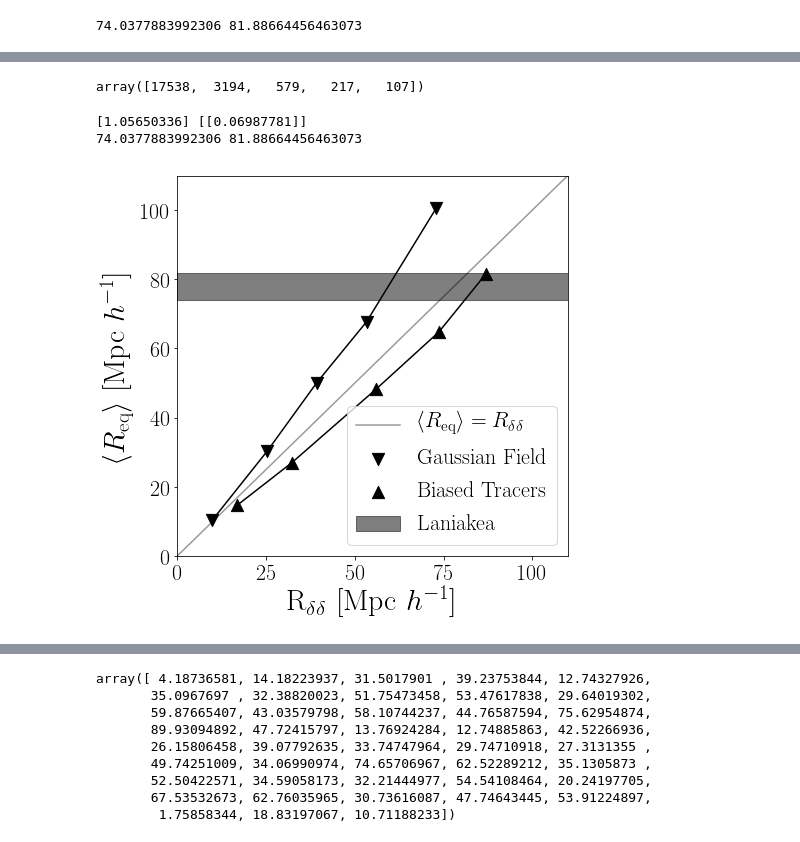
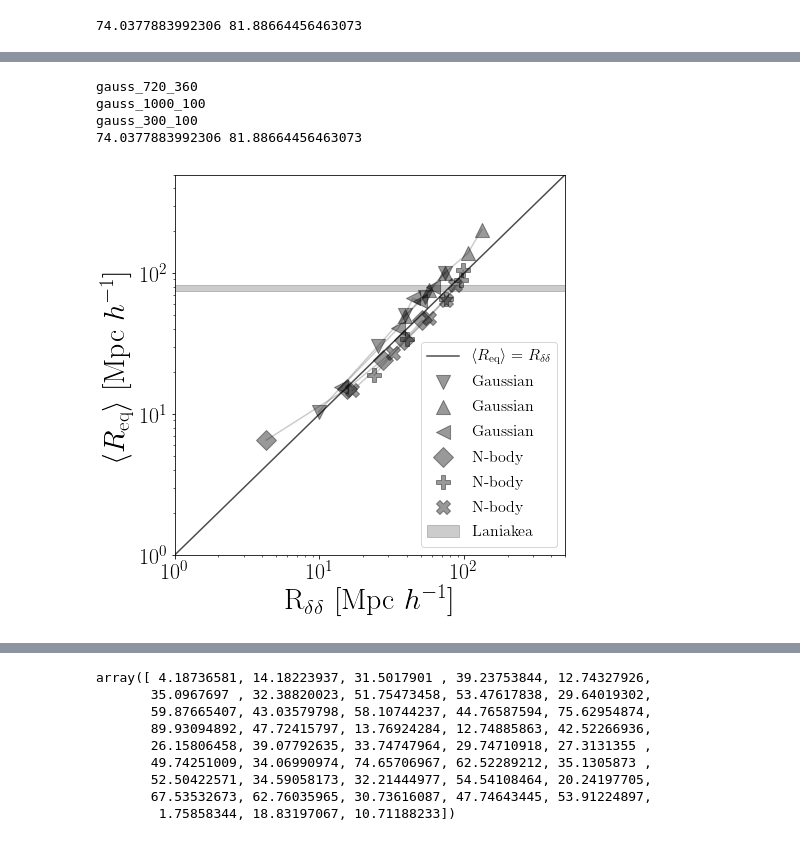
Before and after one commit to astroandes/WatershedDivergenceSuperclusters, a Jupyter notebook: nb/plot_watershed_counts.ipynb, the cells around one changed output, grey strips where cells are left out. Drawn from its saved outputs; the diff is of its cells as text; code cells hidden in the pictures.

```diff
--- a/nb/plot_watershed_counts.ipynb
+++ b/nb/plot_watershed_counts.ipynb
@@ -30,0 +95,10 @@ def watershed_summary(filename, cell_size=720/320):
+# %%
+all_data = {}
+
+for experiment in data.keys():
+    all_data[experiment] = {}
+    filename = write_watershed(data, experiment)
+    all_data[experiment]["watershed"] = np.loadtxt(filename)
+
+    filename = "lengths_{}.dat".format(experiment)
+    all_data[experiment]["lengths"] = np.loadtxt(filename)
@@ -108,41 +121,38 @@ n_gauss = np.array(n_gauss)
-# %%
-n_abacus
-# %% [output]
-array([17538,  3194,   579,   217,   107])
 # %%
 plt.figure(figsize=(7,7))
 
-x = np.linspace(0,200, 100)
-x_data = np.concatenate((length_gauss[:,1], length_abacus[:,1]))
-y_data = np.concatenate((mean_r_gauss, mean_r_abacus))
+markers=["v", "^", "<", "D", "P", "X"]
+for i, experiment in enumerate(all_data.keys()):
+    if "gauss" in experiment:
+        label = "Gaussian"
+        print(experiment)
+    else:
+        label = "N-body"
 
-plt.scatter(length_gauss[:,1], mean_r_gauss,
-            marker="v", s=150, label="Gaussian Field",color='black')
-plt.plot(length_gauss[:,1], mean_r_gauss, color='black')
-plt.scatter(length_abacus[:,1], mean_r_abacus,
-           marker="^", s=150, label="Biased Tracers", color='black')
-plt.plot(length_abacus[:,1], mean_r_abacus,color='black')
+    plt.scatter(all_data[experiment]["lengths"][:,1], all_data[experiment]["watershed"][:,1], marker=markers[i],
+                s=200, label=label, color='black', alpha=0.4)
+    plt.plot(all_data[experiment]["lengths"][:,1], all_data[experiment]["watershed"][:,1], color='black', alpha=0.2)
+    #plt.plot(length_data[k][:,0], length_data[k][:,1], color='black')
 
-popt, pcov = curve_fit(func, x_data, y_data)
-
-print(popt, np.sqrt(pcov))
-n = '({:.2f}\pm{:.2f})'.format(popt[0], np.sqrt(pcov[0,0]))
+x = np.linspace(0,500,100)
 plt.plot(x, x,
          label=r'$\langle R_{\mathrm{eq}} \rangle = R_{\delta\delta}$',
-        color='black', alpha=0.4)
+        color='black', alpha=0.7)
 
 print(laniakea_radius_min, laniakea_radius_max)
 dd = np.linspace(1E-3,500)
-plt.fill_between(dd, laniakea_radius_min*dd/dd, laniakea_radius_max*dd/dd, label='Laniakea', color='black', alpha=0.5)
-plt.legend(loc=4, fontsize=SMALL_SIZE)
-#plt.loglog()
-plt.xlim(0,110)
-plt.ylim(0,110)
+plt.fill_between(dd, laniakea_radius_min*dd/dd, laniakea_radius_max*dd/dd, label='Laniakea', color='black', alpha=0.2)
+plt.loglog()
+plt.legend(loc=4)
+plt.xlim(1,500)
+plt.ylim(1,500)
 plt.xlabel(r"R$_{\delta\delta}$ [$\mathrm{Mpc}\ h^{-1}$]")
 plt.ylabel(r"$\langle R_{\mathrm{eq}} \rangle$ [$\mathrm{Mpc}\ h^{-1}$]")
-plt.savefig("summary_scales.pdf", bbox_inches='tight')
+plt.savefig("summary_watershed.pdf", bbox_inches='tight')
 # %% [output]
-[1.05650336] [[0.06987781]]
+gauss_720_360
+gauss_1000_100
+gauss_300_100
 74.0377883992306 81.88664456463073
-[figure, old version]
+[figure, new version]
 # %%
```
Also changed, not shown: parts of 12 cells of this notebook.
